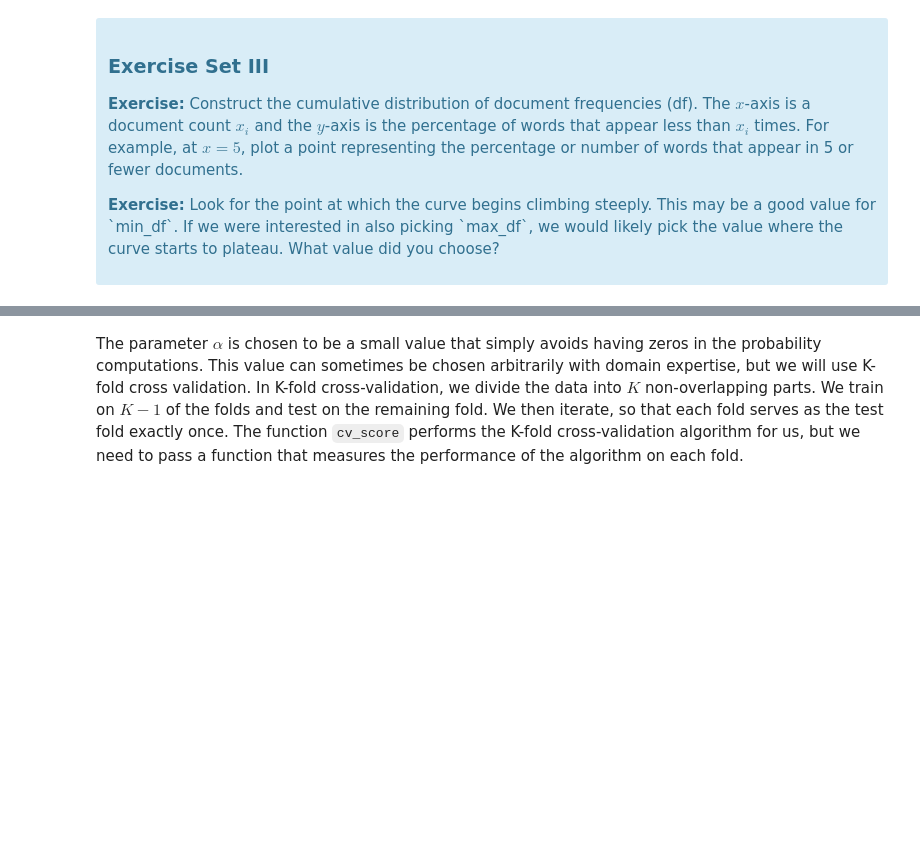
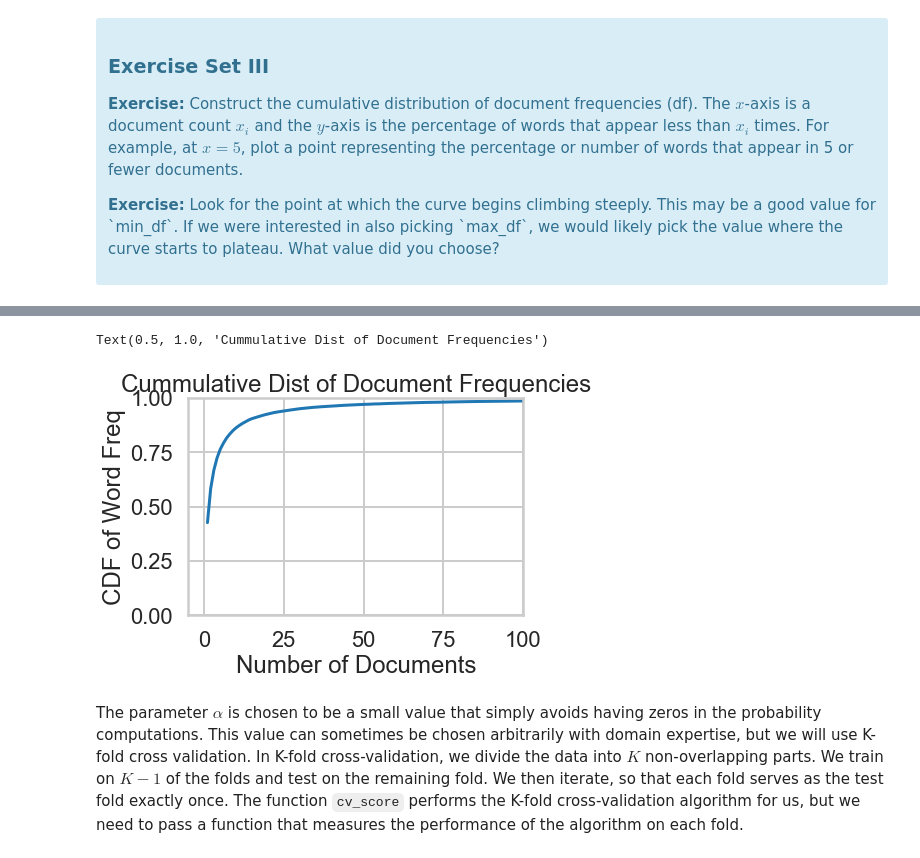
Before and after one commit to alwynpinto/Springboard, a Jupyter notebook: Mini_Project_Naive_Bayes.ipynb, the cells around one changed output, grey strips where cells are left out. Drawn from its saved outputs; the diff is of its cells as text; code cells hidden in the pictures; blank space fills up the shorter version.

```diff
--- a/Mini_Project_Naive_Bayes.ipynb
+++ b/Mini_Project_Naive_Bayes.ipynb
@@ -330,0 +324,8 @@ ValueError: x and y must be the same size
+# %%
+vectorizer.fit(critics['quote'])
+X = vectorizer.transform(critics['quote'])
+X_df = pd.DataFrame(X.todense() , columns= vectorizer.get_feature_names())
+# %%
+word_doc_freq = X_df.sum().transpose().reset_index()
+word_doc_freq.columns = ['Word','Doc_Freq']
+word_doc_freq.head()
@@ -330,0 +339,6 @@ ValueError: x and y must be the same size
+# %%
+from collections import Counter
+
+sorted_doc_freq = np.sort(word_doc_freq['Doc_Freq'])
+counts = Counter(sorted_doc_freq)
+counts
@@ -331,3 +363,18 @@ ValueError: x and y must be the same size
+# %%
+counts = counts.items()
+x_ax = np.array([item[0] for item in counts])
+freq = np.array([item[1] for item in counts])
+y_ax = freq.cumsum() / freq.cumsum() [-1]
+# %%
+plt.plot(x_ax , y_ax)
+plt.xlim(-5,100)
+plt.ylim(0,1)
+plt.xlabel('Number of Documents')
+plt.ylabel('CDF of Word Freq')
+plt.title('Cummulative Dist of Document Frequencies')
+# %% [output]
+Text(0.5, 1.0, 'Cummulative Dist of Document Frequencies')
+[figure, added]
 # %% [markdown]
 The parameter $\alpha$ is chosen to be a small value that simply avoids having zeros in the probability computations. This value can sometimes be chosen arbitrarily with domain expertise, but we will use K-fold cross validation. In K-fold cross-validation, we divide the data into $K$ non-overlapping parts. We train on $K-1$ of the folds and test on the remaining fold. We then iterate, so that each fold serves as the test fold exactly once. The function `cv_score` performs the K-fold cross-validation algorithm for us, but we need to pass a function that measures the performance of the algorithm on each fold.
 # %%
```
Also changed, not shown: parts of 18 cells of this notebook.
